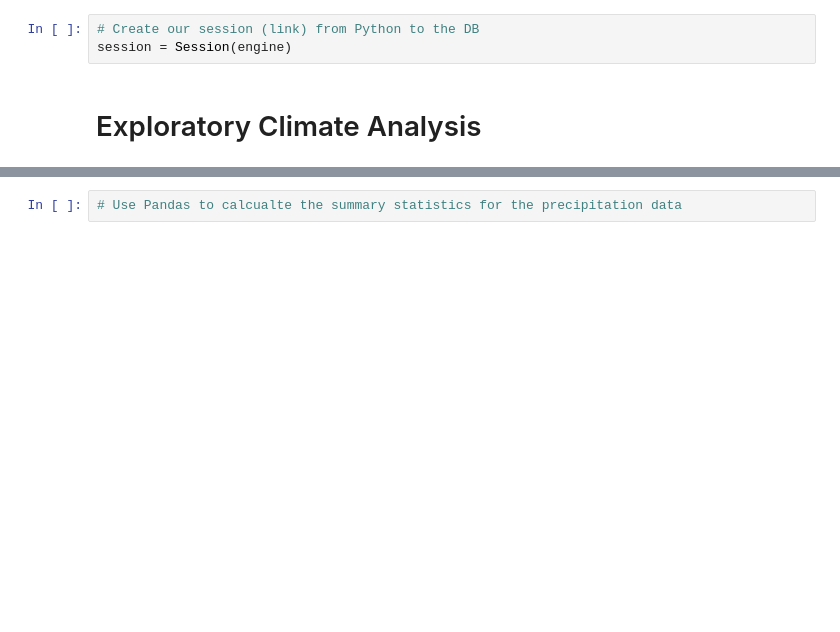
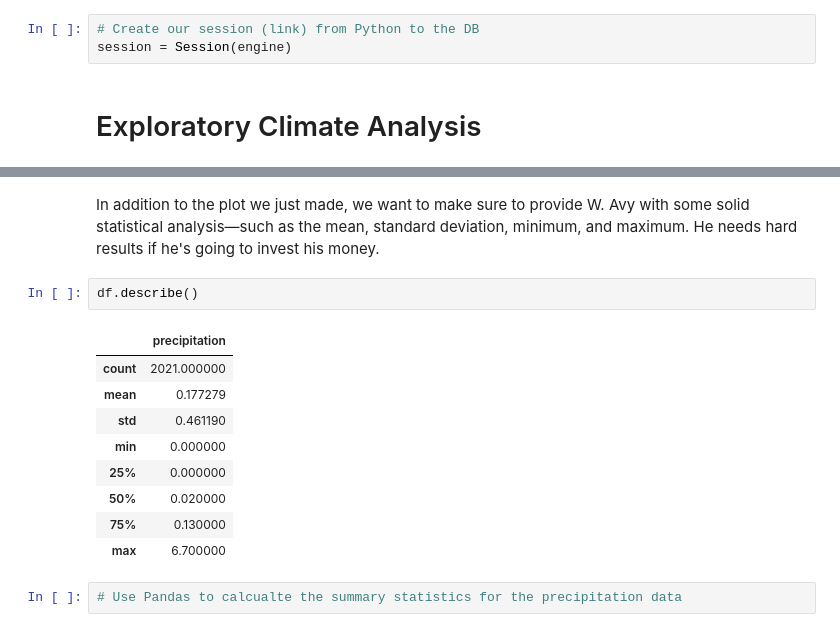
Before and after one commit to pablomilanese/surfs_up, a Jupyter notebook: climate_analysis.ipynb, the cells around one changed output, grey strips where cells are left out. Cells and saved outputs as stored; diff of their text form; blank space fills up the shorter version.

```diff
--- a/climate_analysis.ipynb
+++ b/climate_analysis.ipynb
@@ -66,3 +177,17 @@ session = Session(engine)
+# %% [markdown]
+In addition to the plot we just made, we want to make sure to provide W. Avy with some solid statistical analysis—such as the mean, standard deviation, minimum, and maximum. He needs hard results if he's going to invest his money.
+# %%
+df.describe()
+# %% [output]
+|  | precipitation |
+| count | 2021.000000 |
+| mean | 0.177279 |
+| std | 0.461190 |
+| min | 0.000000 |
+| 25% | 0.000000 |
+| 50% | 0.020000 |
+| 75% | 0.130000 |
+| max | 6.700000 |
 # %%
 # Use Pandas to calcualte the summary statistics for the precipitation data
 # %%
```
Also changed, not shown: parts of 13 cells of this notebook.
